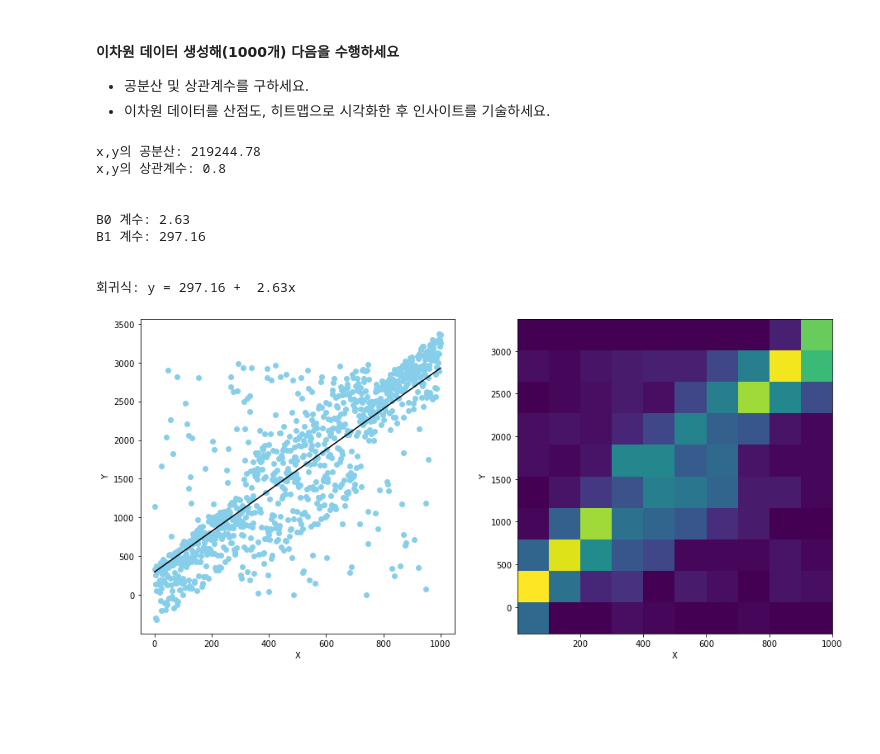
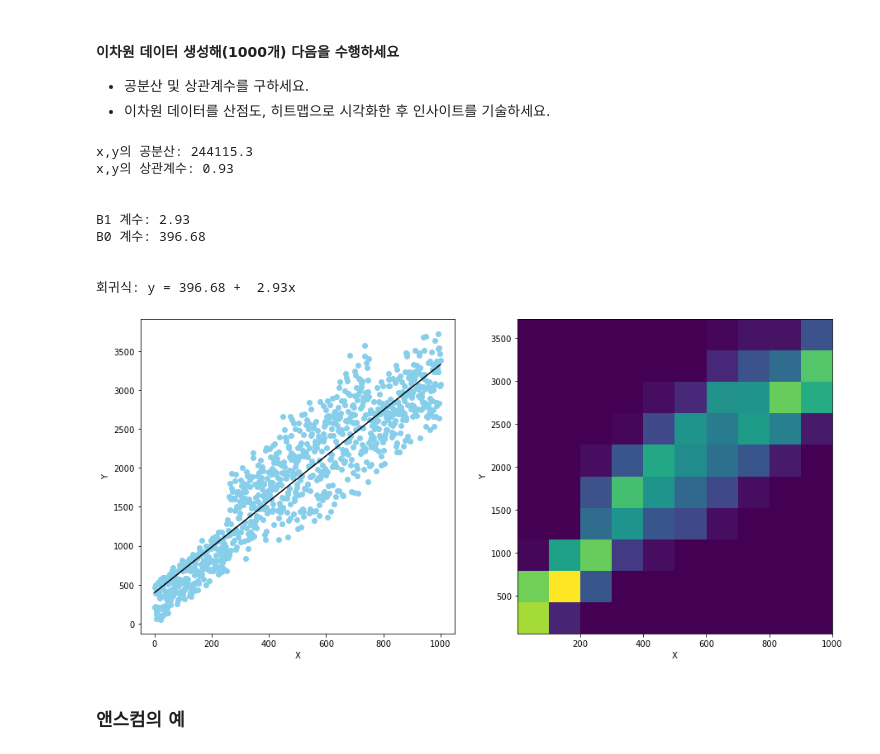
Before and after one commit to choi-aerim/cakd7_class, a Jupyter notebook: m3_ 통계/Statistic_1.ipynb, the cells around one changed output. Saved outputs shown, nothing was run; the diff lists cells and outputs as text; code cells hidden in the pictures; blank space fills up the shorter version.

```diff
--- a/m3_ 통계/Statistic_1.ipynb
+++ b/m3_ 통계/Statistic_1.ipynb
@@ -1033,22 +1150,39 @@ plt.show()
 - 이차원 데이터를 산점도, 히트맵으로 시각화한 후 인사이트를 기술하세요.
 # %%
 # 랜덤 데이터 생성
+## 방법1 ============================================================
+
+# x = np.arange(1,1001)
+# y = np.random.randint(1,3000,1000)
+
+# # 데이터의 경향성 만들기 (y = 3x에 가깝게..)
+# for i in np.random.randint(0,300,300):
+#     y[i]= x[i] * 3 - np.random.randint(1,400,1)
+# for i in np.random.randint(0,300,300):
+#     y[i]= x[i] * 3 + np.random.randint(1,400,1)
+# for i in np.random.randint(300,750,300):
+#     y[i]= x[i] * 3 - np.random.randint(1,800,1)
+# for i in np.random.randint(300,750,300):
+#     y[i]= x[i] * 3 + np.random.randint(1,800,1)
+# for i in np.random.randint(750,1000,300):
+#     y[i]= x[i] * 3 - np.random.randint(1,400,1)
+# for i in np.random.randint(750,1000,300):
+#     y[i]= x[i] * 3 + np.random.randint(1,400,1)
+
+
+## 방법2 ============================================================
+
 x = np.arange(1,1001)
-y = np.random.randint(1,3000,1000)
+y = x.copy()
+for i in range(1000):
+    if i<250 or i>750:
+        x_move = np.random.uniform(2.5,3.5)
+        y_move = np.random.randint(0,500)
+    else:
+        x_move = np.random.uniform(2.2,3.8)
+        y_move = np.random.randint(0,1000)
+    y[i] = x[i]*x_move + y_move
 
-# 데이터의 경향성 만들기
-for i in np.random.randint(1,300,300):
-    y[i]= x[i] * 3 - np.random.randint(1,400,1)
-for i in np.random.randint(1,300,300):
-    y[i]= x[i] * 3 + np.random.randint(1,400,1)
-for i in np.random.randint(300,750,300):
-    y[i]= x[i] * 3 - np.random.randint(1,800,1)
-for i in np.random.randint(300,750,300):
-    y[i]= x[i] * 3 + np.random.randint(1,800,1)
-for i in np.random.randint(750,1000,300):
-    y[i]= x[i] * 3 - np.random.randint(1,400,1)
-for i in np.random.randint(750,1000,300):
-    y[i]= x[i] * 3 + np.random.randint(1,400,1)
 
 
 
@@ -1076,41 +1210,41 @@ ax1.set_ylabel('Y')
 # 회귀선 추가
 ## B0, B1 계수 구하기
 poly_fit = np.polyfit(x, y, 1)
-print(f'B0 계수: {poly_fit[0]:.2f}')
-print(f'B1 계수: {poly_fit[1]:.2f}')
+print(f'B1 계수: {poly_fit[0]:.2f}')
+print(f'B0 계수: {poly_fit[1]:.2f}')
 print('\n')
 print(f'회귀식: y = {poly_fit[1]:.2f} +  {poly_fit[0]:.2f}x')
 print('\n')
 
 ## B0 + B1*x 반환하는 함수 작성
 poly_1d = np.poly1d(poly_fit)
 
 ## x축
 xs = np.linspace(x.min(), x.max())
 ## y축
 ys = poly_1d(xs)
 ax1.plot(xs, ys, color = 'black' )
 
 
 
 
 # 히트맵 그리기
 ax2 = fig.add_subplot(1,2,2)
 ax2.hist2d(x, y)
 ax2.set_xlabel('X')
 ax2.set_ylabel('Y')
 
 
 
 plt.show()
 # %% [output]
-x,y의 공분산: 219244.78
-x,y의 상관계수: 0.8
+x,y의 공분산: 244115.3
+x,y의 상관계수: 0.93
 
 
-B0 계수: 2.63
-B1 계수: 297.16
+B1 계수: 2.93
+B0 계수: 396.68
 
 
-회귀식: y = 297.16 +  2.63x
+회귀식: y = 396.68 +  2.93x
-[figure, old version]
+[figure, new version]
@@ -1116,0 +1262,2 @@ B1 계수: 297.16
+# %% [markdown]
+### 앤스컴의 예
```
Also changed, not shown: parts of 43 cells of this notebook, 2 other files.
